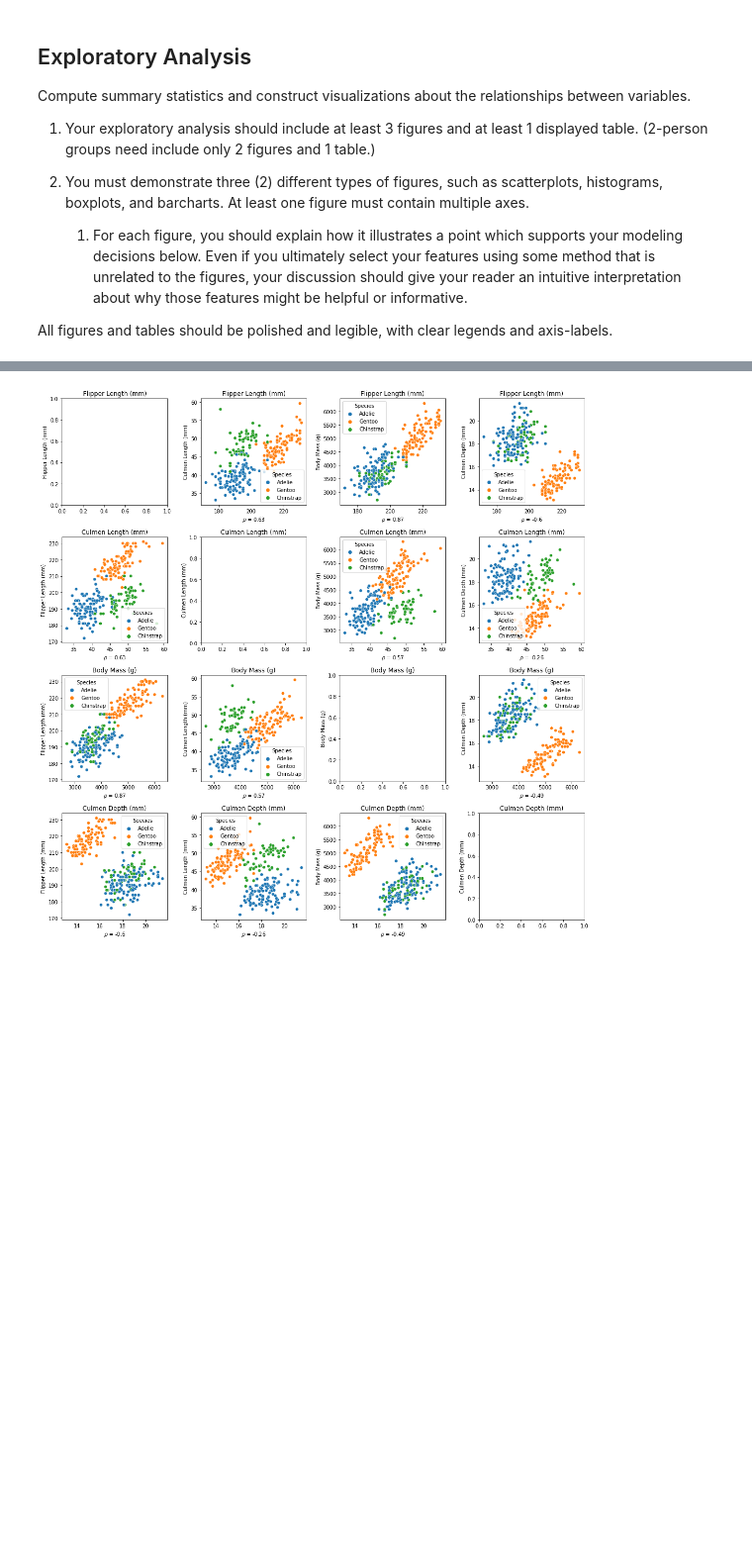
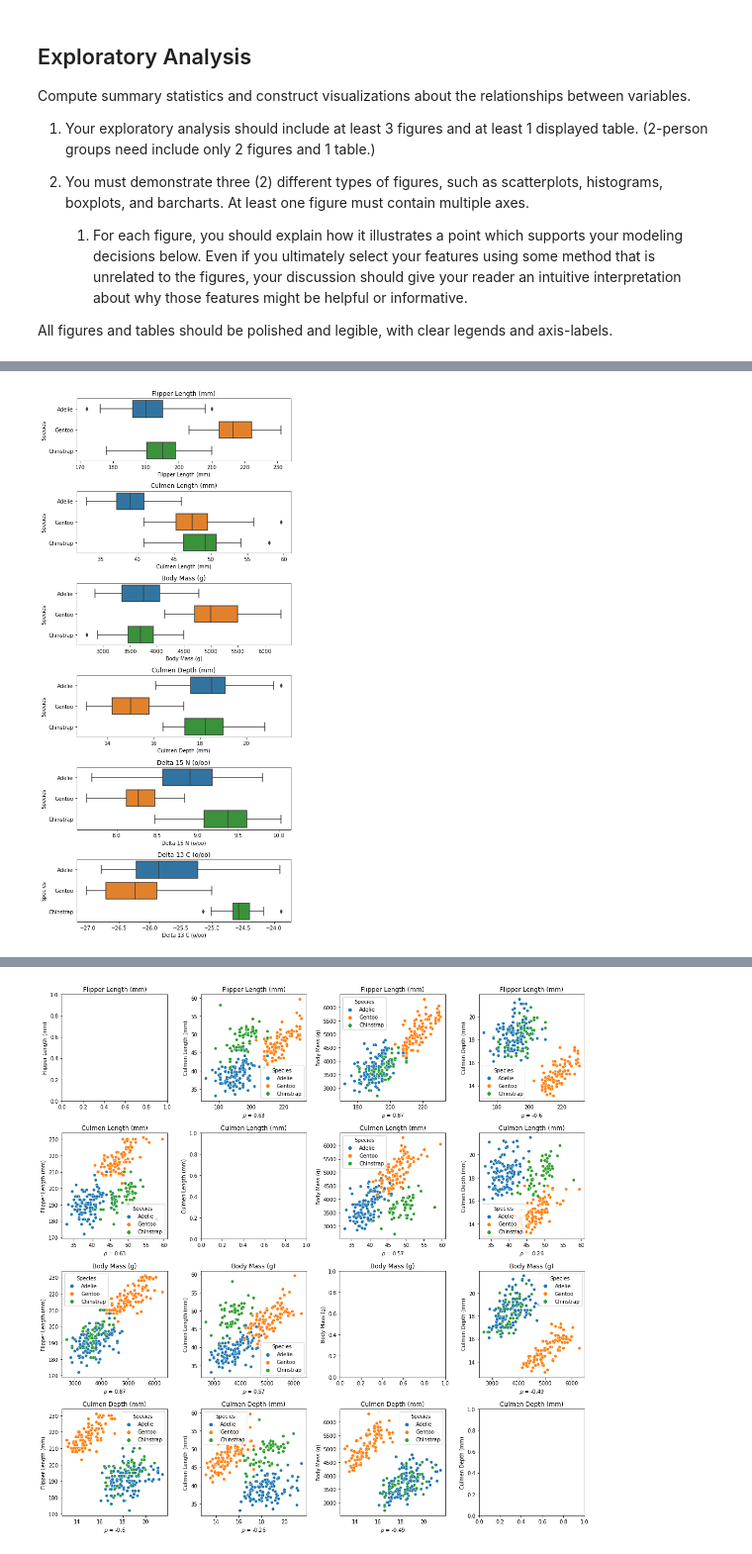
Before and after one commit to notkarenyi/pic16a, a Jupyter notebook: FinalProjectBabey.ipynb, the cells around one changed output, grey strips where cells are left out. Shown at 99% size. Drawn from its saved outputs; the diff is of its cells as text; code cells hidden in the pictures; blank space fills up the shorter version.

```diff
--- a/FinalProjectBabey.ipynb
+++ b/FinalProjectBabey.ipynb
@@ -66,9 +66,9 @@ def clean_penguins(df):
     df['Species'] = df['Species'].str.split().str.get(0)
 
     # recode date egg laid
-    df['Date Egg']=pd.to_datetime(df['Date Egg'])
-    df['Date Egg 2']=df['Date Egg'] - dt.datetime(2007,11,11)
-    df['Date Egg 2']=df['Date Egg 2'].dt.days
+#     df['Date Egg']=pd.to_datetime(df['Date Egg'])
+#     df['Date Egg 2']=df['Date Egg'] - dt.datetime(2007,11,11)
+#     df['Date Egg 2']=df['Date Egg 2'].dt.days
 
     # is Sex = 3 a mistake or intersex ??
     df = df[df['Sex'] != 0]
@@ -161,0 +155,22 @@ for i in range(len(cols)):
+# %%
+import seaborn as sns
+
+# create a subset of quantitative columns to explore
+cols = ["Flipper Length (mm)", "Culmen Length (mm)", "Body Mass (g)",
+        "Culmen Depth (mm)", "Delta 15 N (o/oo)","Delta 13 C (o/oo)"]
+
+# create a figure with X number of subplots (to match the number of variables to explore)
+fig, ax = plt.subplots(len(cols), 1, figsize = (7, 15))
+
+# plot in each subplot
+for i in range(len(cols)):
+    # create seaborn boxplot for each variable
+    # each boxplot is further split by species, to view how the variable predicts species
+    fgrid=sns.boxplot(data=train,ax = ax[i],
+                    x=train[cols[i]],
+                    y="Species").set(title = cols[i])
+
+# formatting
+plt.tight_layout()
+# %% [output]
+[figure, new version]
```
Also changed, not shown: parts of 25 cells of this notebook.
